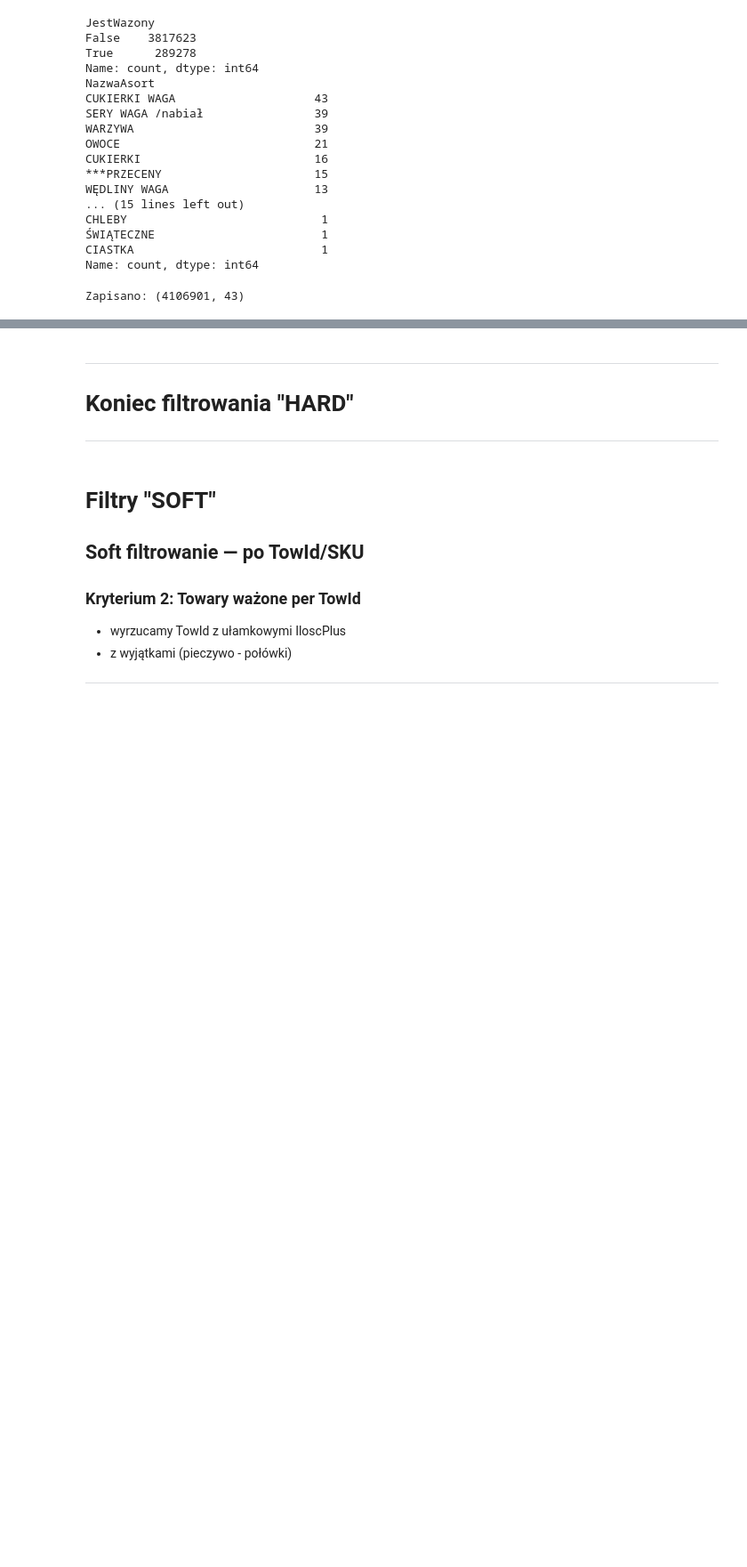
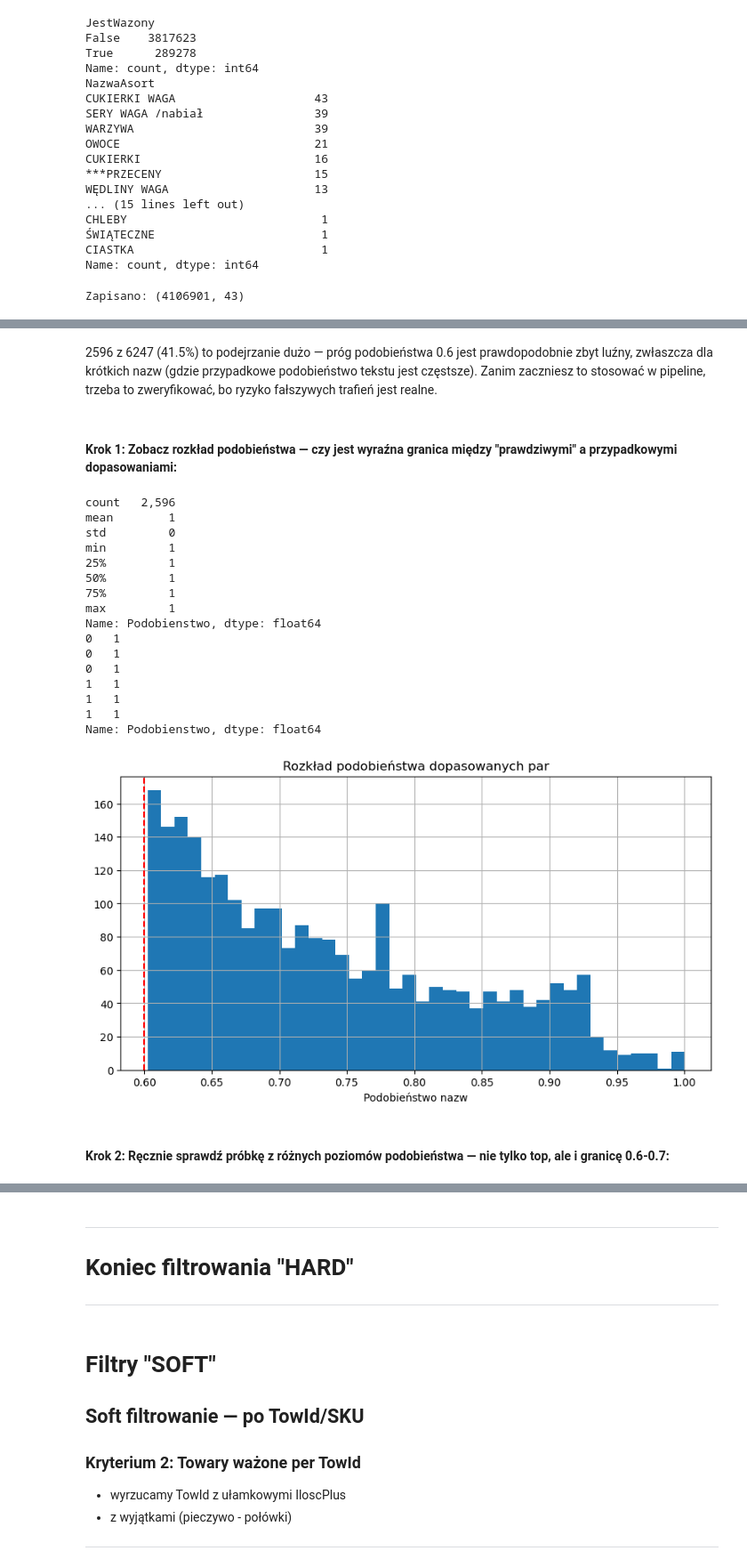
Before and after one commit to mixer123/analiza_sprzedazy, a Jupyter notebook: etl_select_asid.ipynb, the cells around one changed output, grey strips where cells are left out. Shown at 89% size. Saved outputs shown, nothing was run; the diff lists cells and outputs as text; code cells hidden in the pictures; blank space fills up the shorter version.

```diff
--- a/etl_select_asid.ipynb
+++ b/etl_select_asid.ipynb
@@ -1000,0 +1582,10 @@ Zapisano: (4106901, 43)
+# %%
+# Zamiast tylko martwych, sprawdzamy martwy + zagrozony (obie kategorie "kończącej się" sprzedaży)
+kandydaci_do_sprawdzenia = ostatnia_sprzedaz[
+    ostatnia_sprzedaz['KategoriaRotacji'].isin(['martwy', 'zagrozony'])
+][['TowId', 'OstatniaSprzedaz', 'KategoriaRotacji']].merge(
+    df_fi_hard[['TowId', 'NazwaTow', 'EAN', 'NazwaTowCleanName']].drop_duplicates(subset='TowId'),
+    on='TowId', how='left'
+)
+
+print(f"Do sprawdzenia (martwy + zagrozony): {len(kandydaci_do_sprawdzenia)}")
@@ -1000,0 +1596,8 @@ Zapisano: (4106901, 43)
+# %%
+pierwsza_sprzedaz_wszystkie = df_sprzedaz.groupby('TowId')['Data'].min().reset_index()
+pierwsza_sprzedaz_wszystkie.columns = ['TowId', 'PierwszaSprzedaz']
+pierwsza_sprzedaz_wszystkie = pierwsza_sprzedaz_wszystkie.merge(
+    df_fi_hard[['TowId', 'NazwaTow', 'EAN', 'NazwaTowCleanName']].drop_duplicates(subset='TowId'),
+    on='TowId', how='left'
+)
+print(f"Wszystkich TowId z jakąkolwiek sprzedażą: {len(pierwsza_sprzedaz_wszystkie)}")
@@ -1000,0 +1676,35 @@ Zapisano: (4106901, 43)
+# %% [markdown]
+2596 z 6247 (41.5%) to podejrzanie dużo — próg podobieństwa 0.6 jest prawdopodobnie zbyt luźny, zwłaszcza dla krótkich nazw (gdzie przypadkowe podobieństwo tekstu jest częstsze). Zanim zaczniesz to stosować w pipeline, trzeba to zweryfikować, bo ryzyko fałszywych trafień jest realne.
+# %% [markdown]
+#### Krok 1: Zobacz rozkład podobieństwa — czy jest wyraźna granica między "prawdziwymi" a przypadkowymi dopasowaniami:
+# %%
+print(df_kontynuacje['Podobienstwo'].describe())
+print(df_kontynuacje['Podobienstwo'].quantile([0.1, 0.25, 0.5, 0.75, 0.9, 0.95]))
+
+import matplotlib.pyplot as plt
+plt.figure(figsize=(10,5))
+df_kontynuacje['Podobienstwo'].hist(bins=40)
+plt.axvline(0.6, color='red', linestyle='--')
+plt.xlabel('Podobieństwo nazw')
+plt.title('Rozkład podobieństwa dopasowanych par')
+plt.show()
+# %% [output]
+count   2,596
+mean        1
+std         0
+min         1
+25%         1
+50%         1
+75%         1
+max         1
+Name: Podobienstwo, dtype: float64
+0   1
+0   1
+0   1
+1   1
+1   1
+1   1
+Name: Podobienstwo, dtype: float64
+[figure, added]
+# %% [markdown]
+#### Krok 2: Ręcznie sprawdź próbkę z różnych poziomów podobieństwa — nie tylko top, ale i granicę 0.6-0.7:
```
Also changed, not shown: parts of 35 cells of this notebook, 3 other files.
